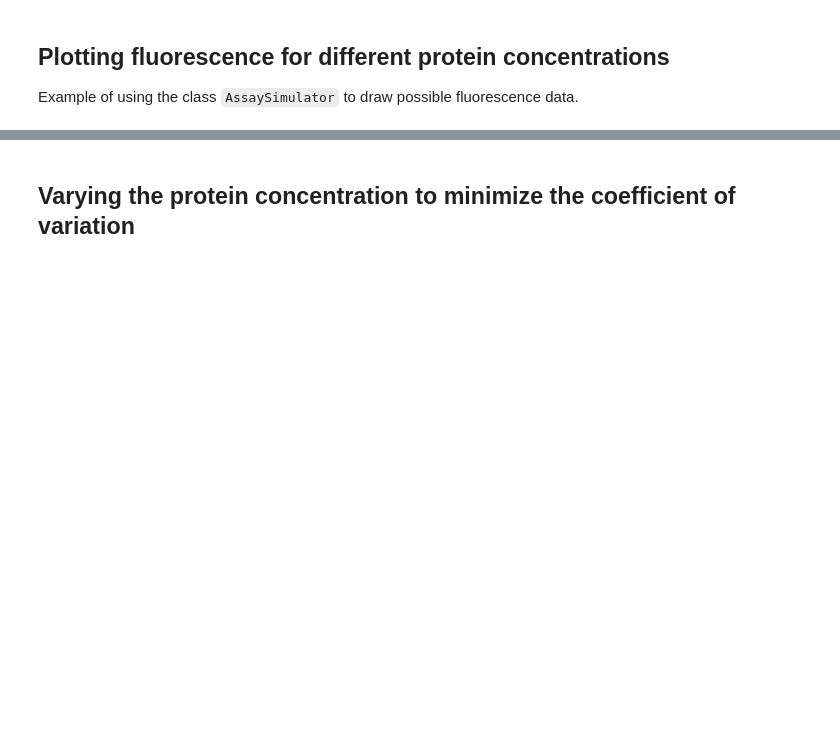
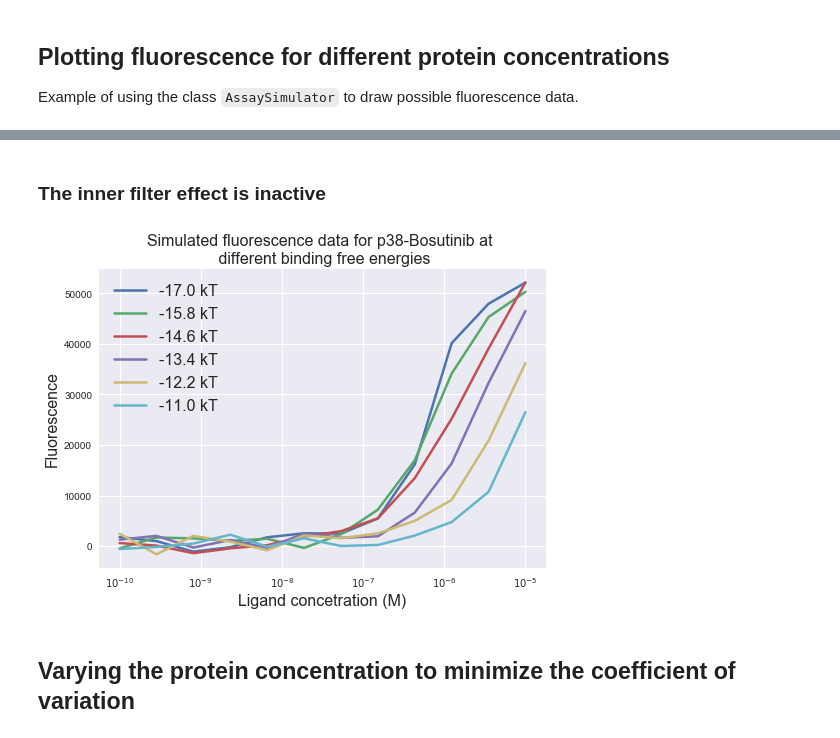
Before and after one commit to choderalab/assaytools, a Jupyter notebook: experimental_design/ExperimentalDesign.ipynb, the cells around one changed output, grey strips where cells are left out. Cells and saved outputs as stored; diff of their text form; code cells hidden in the pictures; blank space fills up the shorter version.

```diff
--- a/experimental_design/ExperimentalDesign.ipynb
+++ b/experimental_design/ExperimentalDesign.ipynb
@@ -86,3 +86,26 @@ plt.show()
+# %% [markdown]
+### The inner filter effect is inactive
+# %%
+# Ligand and protein concentrations
+L_total = 10 ** (np.linspace(-10, -5, num=12))
+P_total = 1E-6
+
+# Initialize the class without the inner filter effect
+sim_assay = AssaySimulator(pymc_data=data, l_total=L_total, inner_filter=False)
+sim_assay.set_mean_parameters(data, t_equil)
+
+# Plotting fluorescence for binding energies using the mean assaytools parameters
+for g in np.linspace(-17,-11,6):
+    F = sim_assay.simulate_fluorescence(DeltaG=g, noisy=True)
+    plt.semilogx(L_total, F, label="{0} kT".format(g), lw=2.5)
+
+plt.title('Simulated fluorescence data for p38-Bosutinib at \n different binding free energies', fontsize=16)
+plt.xlabel('Ligand concetration (M)', fontsize=16)
+plt.ylabel('Fluorescence', fontsize=16)
+plt.legend(fontsize=16)
+plt.show()
+# %% [output]
+[figure, added]
 # %% [markdown]
 ## Varying the protein concentration to minimize the coefficient of variation
 # %% [markdown]
```
Also changed, not shown: parts of 10 cells of this notebook, 3 other files.
